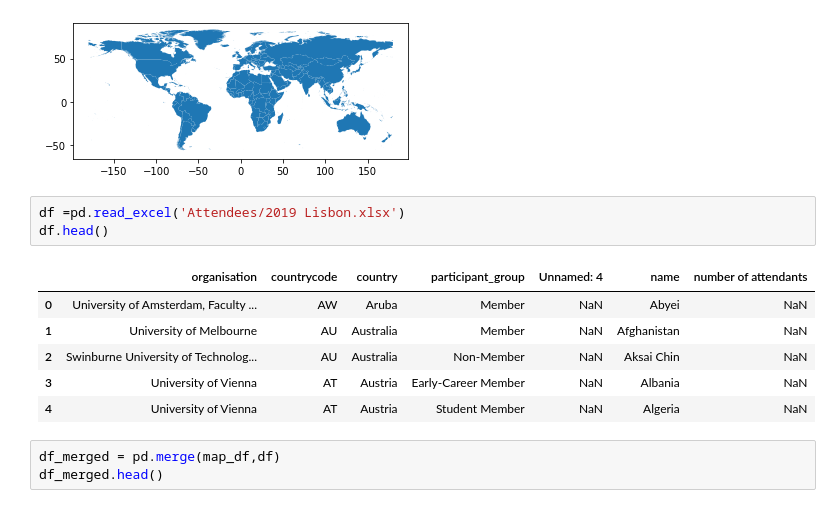
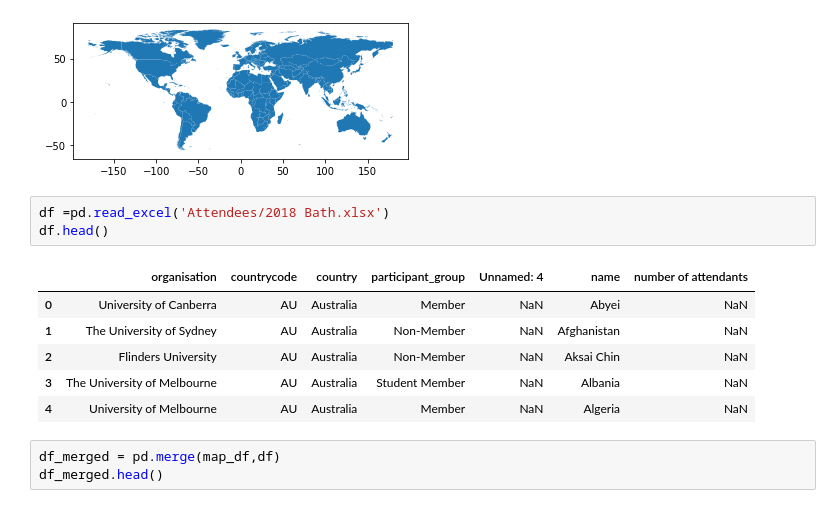
Before and after one commit to alyssageorgee/uaces, a Jupyter notebook: 2022 Data/Map.ipynb, the cells around one changed output. Cells and saved outputs as stored; diff of their text form.

```diff
--- a/2022 Data/Map.ipynb
+++ b/2022 Data/Map.ipynb
@@ -19,15 +19,15 @@ map_df.plot()
 <AxesSubplot:>
 [figure]
 # %%
-df =pd.read_excel('Attendees/2019 Lisbon.xlsx')
+df =pd.read_excel('Attendees/2018 Bath.xlsx')
 df.head()
 # %% [output]
 |  | organisation | countrycode | country | participant_group | Unnamed: 4 | name | number of attendants |
-| 0 | University of Amsterdam, Faculty ... | AW | Aruba | Member | NaN | Abyei | NaN |
-| 1 | University of Melbourne | AU | Australia | Member | NaN | Afghanistan | NaN |
-| 2 | Swinburne University of Technolog... | AU | Australia | Non-Member | NaN | Aksai Chin | NaN |
-| 3 | University of Vienna | AT | Austria | Early-Career Member | NaN | Albania | NaN |
-| 4 | University of Vienna | AT | Austria | Student Member | NaN | Algeria | NaN |
+| 0 | University of Canberra | AU | Australia | Member | NaN | Abyei | NaN |
+| 1 | The University of Sydney | AU | Australia | Non-Member | NaN | Afghanistan | NaN |
+| 2 | Flinders University | AU | Australia | Non-Member | NaN | Aksai Chin | NaN |
+| 3 | The University of Melbourne | AU | Australia | Student Member | NaN | Albania | NaN |
+| 4 | University of Melbourne | AU | Australia | Member | NaN | Algeria | NaN |
 # %%
 df_merged = pd.merge(map_df,df)
 df_merged.head()
```
Also changed, not shown: parts of 1 cell of this notebook.
